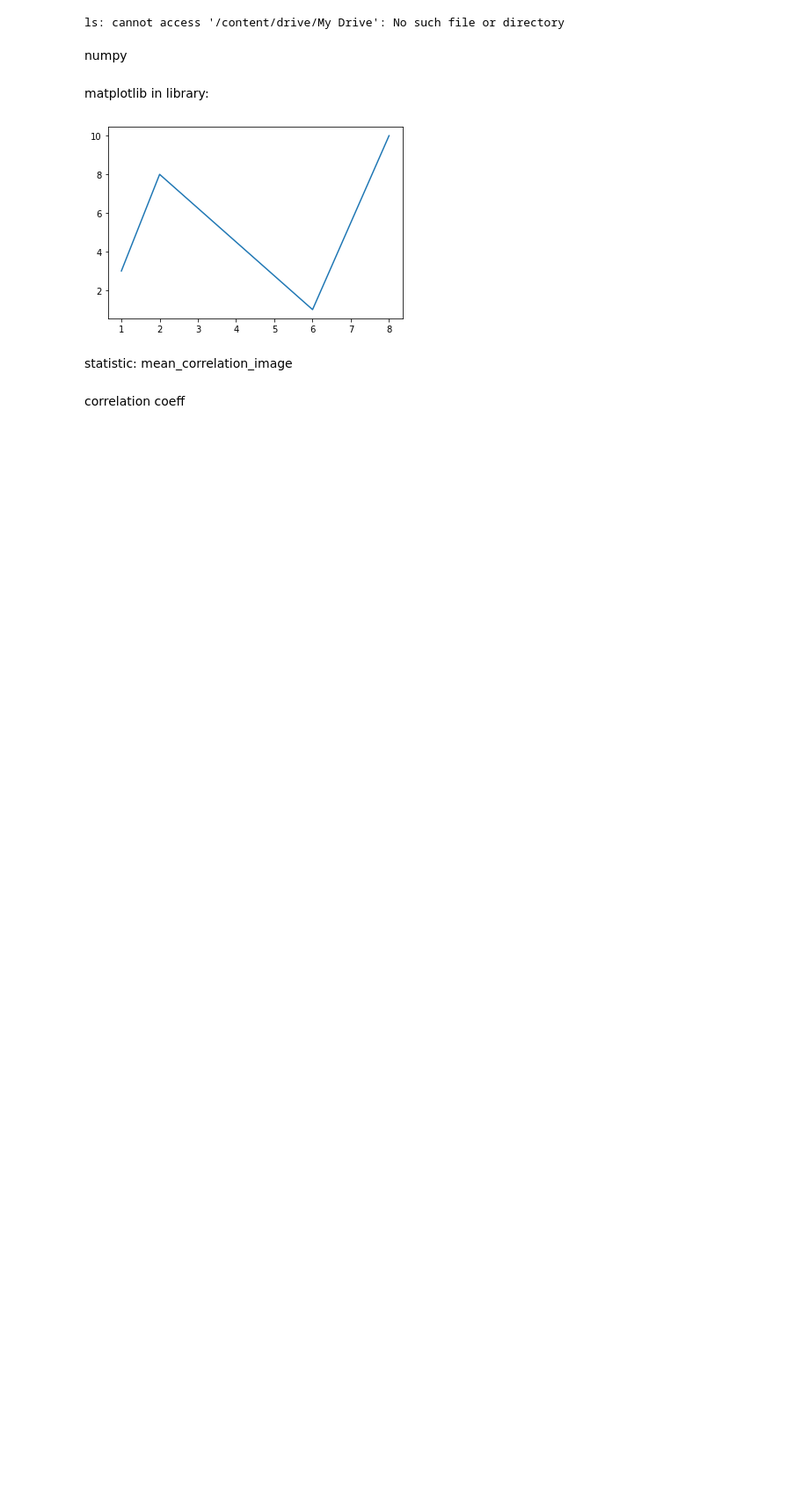
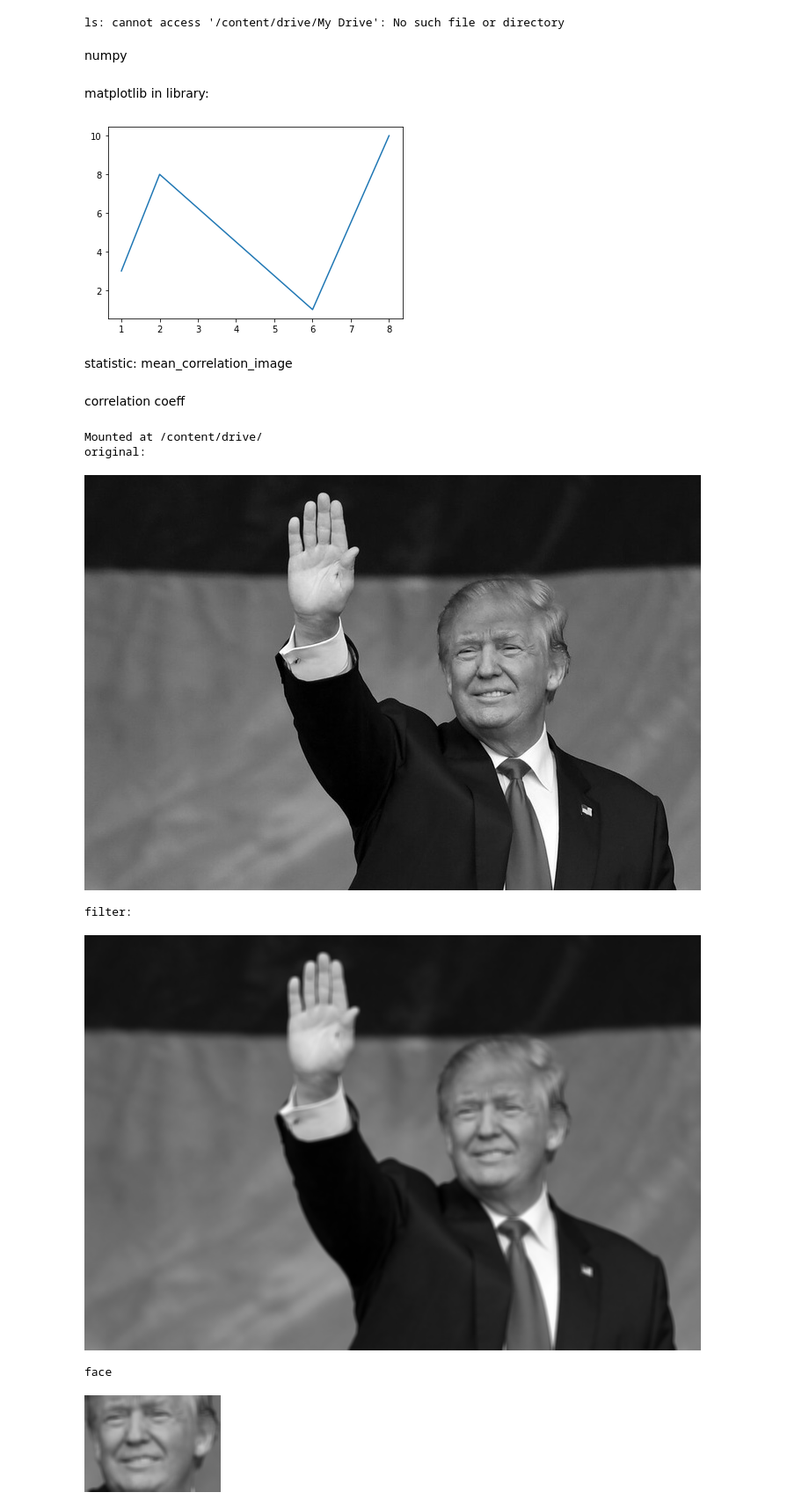
Before and after one commit to GiaHan2702/lab1_intro_python, a Jupyter notebook: lec1_intropy.ipynb, the cells around one changed output. Shown at 88% size. Drawn from its saved outputs; the diff is of its cells as text; code cells hidden in the pictures; blank space fills up the shorter version.

```diff
--- a/lec1_intropy.ipynb
+++ b/lec1_intropy.ipynb
@@ -292,3 +292,48 @@ print("noise")
 cv2_imshow(image2)
 # %% [markdown]
 correlation coeff
+# %%
+#%% [code]
+import numpy as np
+import cv2
+#allow access to google drive
+from google.colab.patches import cv2_imshow
+from google.colab import drive
+drive.mount('/content/drive/')
+#load image
+
+image_path='/content/drive/MyDrive/Colab Notebooks/trump.jpg'
+image= cv2.imread(image_path,0)
+image1= cv2.imread(image_path,0)
+#create kernel
+kernel= np.ones((5,5),np.float32)/25.0
+
+#compute mean for each pixel
+image_fil= cv2.filter2D(image, cv2.CV_8U,kernel)
+
+#select ROI
+roi=image[175:285, 400:555]
+
+#compute mean for each pixel
+roi=cv2.filter2D(roi,cv2.CV_8U,kernel)
+
+#apply meadian filter
+image2=cv2.medianBlur(image1,3)
+
+#display by colab
+print("original:")
+cv2_imshow(image)
+print("\nfilter:")
+cv2_imshow(image_fil)
+print("face")
+cv2_imshow(roi)
+print("noise")
+cv2_imshow(image2)
+# %% [output]
+Mounted at /content/drive/
+original:
+[figure, added]
+filter:
+[figure, added]
+face
+[figure, added]
```
Also changed, not shown: parts of 1 cell of this notebook.
